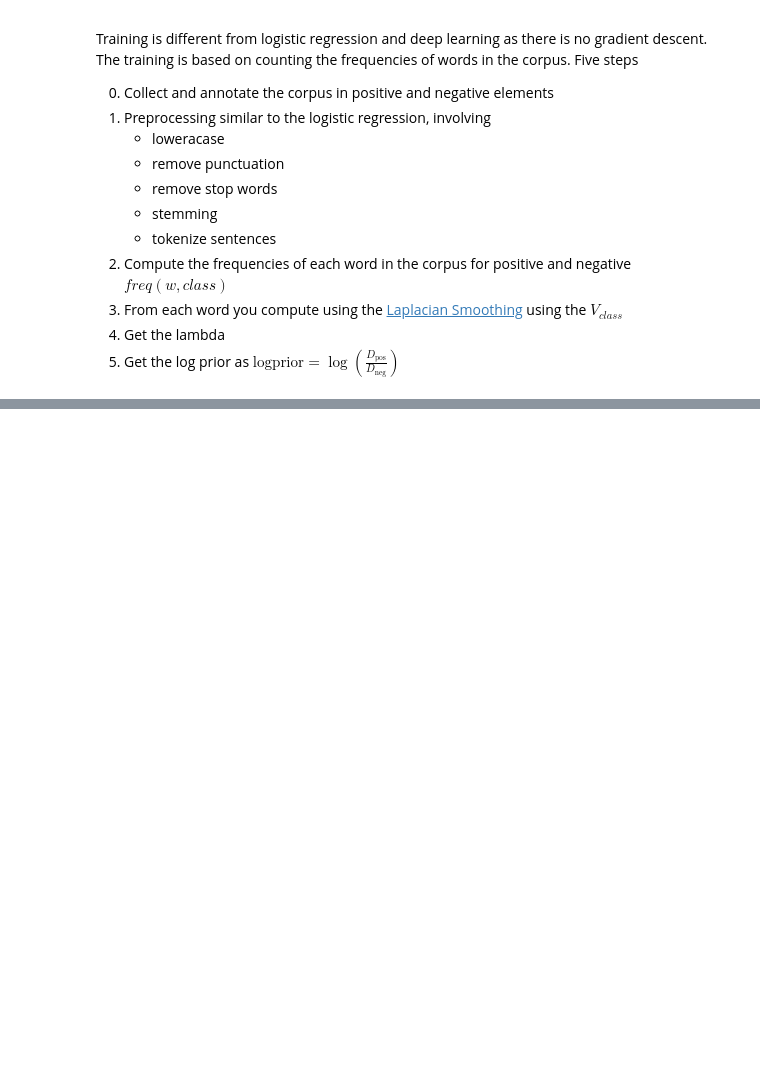
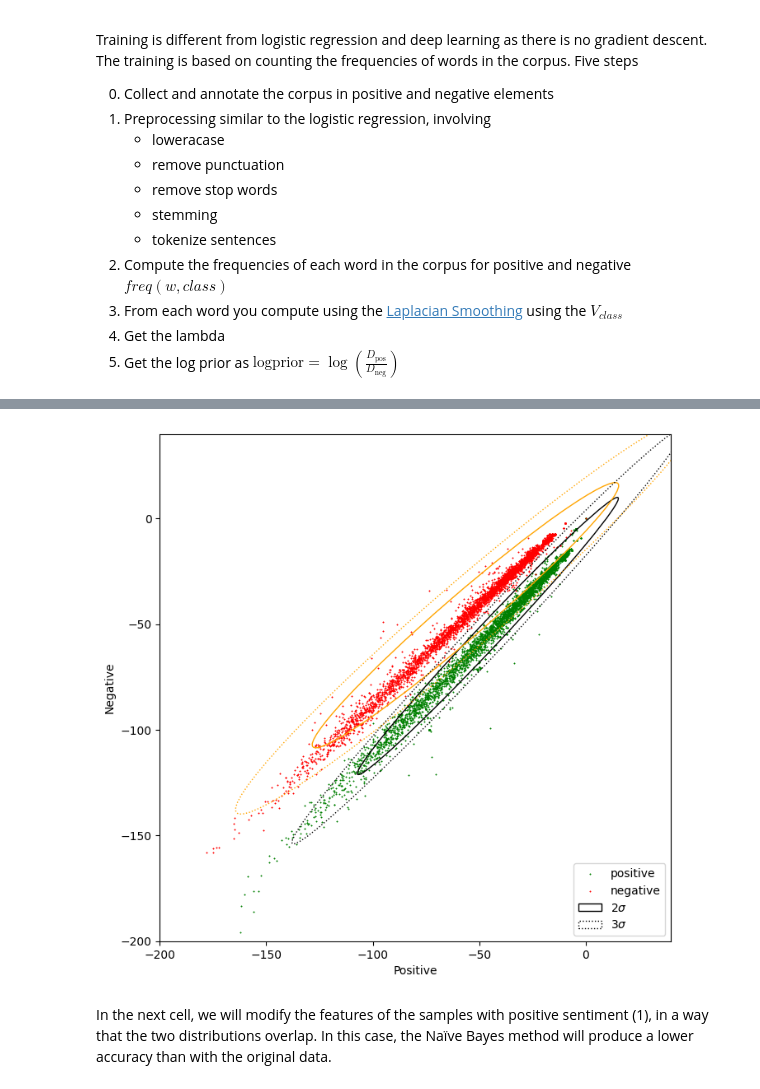
Before and after one commit to Lenakeiz/ntlk_sentiment_analysis, a Jupyter notebook: Naive_Bayes.ipynb, the cells around one changed output, grey strips where cells are left out. Saved outputs shown, nothing was run; the diff lists cells and outputs as text; code cells hidden in the pictures; blank space fills up the shorter version.

```diff
--- a/Naive_Bayes.ipynb
+++ b/Naive_Bayes.ipynb
@@ -223,0 +301,37 @@ Five steps
+# %%
+# Plot the samples using columns 1 and 2 of the matrix
+fig, ax = plt.subplots(figsize = (8, 8))
+
+colors = ['red', 'green'] # Define a color palete
+sentiments = ['negative', 'positive']
+index = data.index
+
+# Color base on sentiment
+for sentiment in data.sentiment.unique():
+    ix = index[data.sentiment == sentiment]
+    ax.scatter(data.iloc[ix].positive, data.iloc[ix].negative, c=colors[int(sentiment)], s=0.1, marker='*', label=sentiments[int(sentiment)])
+
+# Custom limits for this chart
+plt.xlim(-200,40)
+plt.ylim(-200,40)
+
+plt.xlabel("Positive") # x-axis label
+plt.ylabel("Negative") # y-axis label
+
+data_pos = data[data.sentiment == 1] # Filter only the positive samples
+data_neg = data[data.sentiment == 0] # Filter only the negative samples
+
+# Print confidence ellipses of 2 std
+confidence_ellipse(data_pos.positive, data_pos.negative, ax, n_std=2, edgecolor='black', label=r'$2\sigma$' )
+confidence_ellipse(data_neg.positive, data_neg.negative, ax, n_std=2, edgecolor='orange')
+
+# Print confidence ellipses of 3 std
+confidence_ellipse(data_pos.positive, data_pos.negative, ax, n_std=3, edgecolor='black', linestyle=':', label=r'$3\sigma$')
+confidence_ellipse(data_neg.positive, data_neg.negative, ax, n_std=3, edgecolor='orange', linestyle=':')
+ax.legend(loc='lower right')
+
+plt.show()
+# %% [output]
+[figure, added]
+# %% [markdown]
+In the next cell, we will modify the features of the samples with positive sentiment (1), in a way that the two distributions overlap. In this case, the Naïve Bayes method will produce a lower accuracy than with the original data.
```
Also changed, not shown: parts of 11 cells of this notebook, 2 other files.
